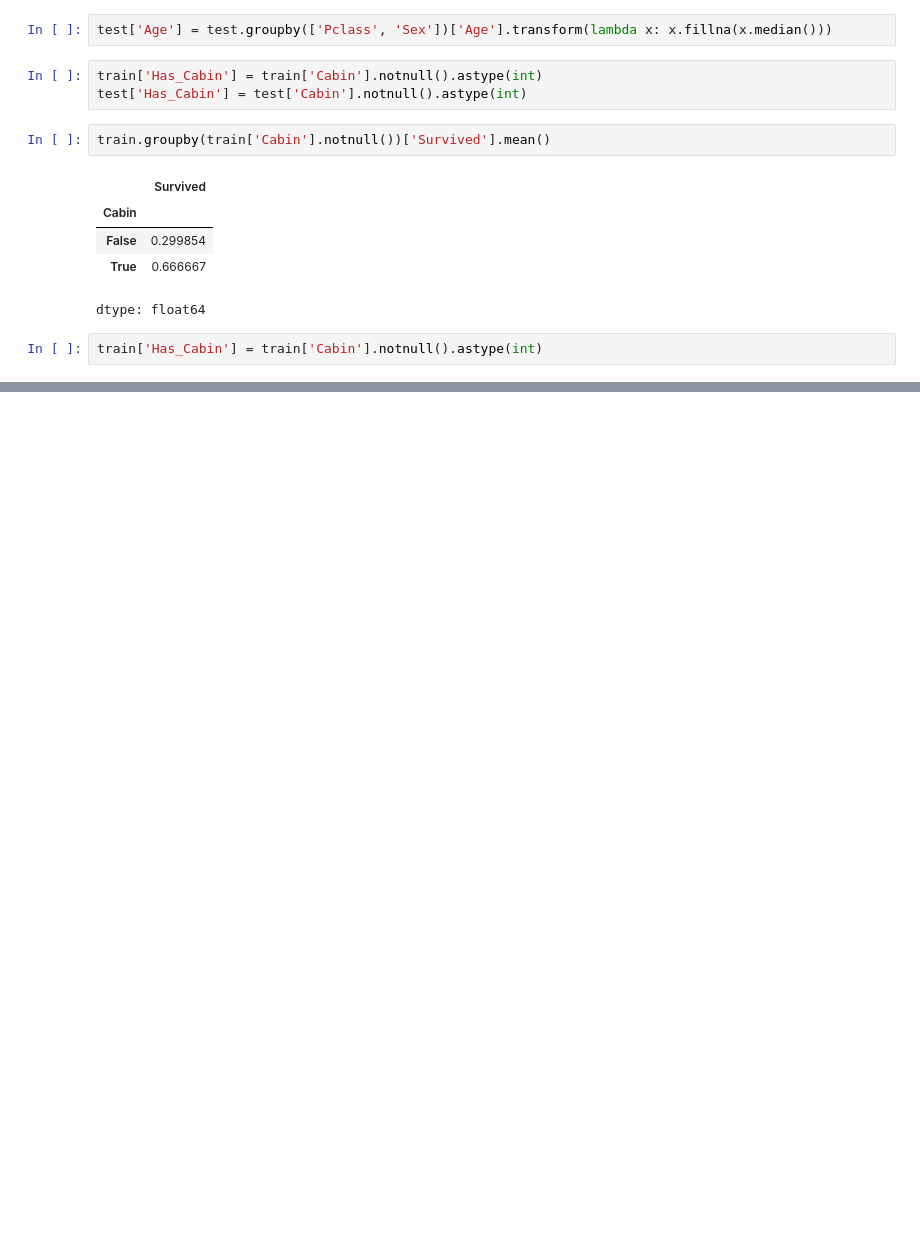
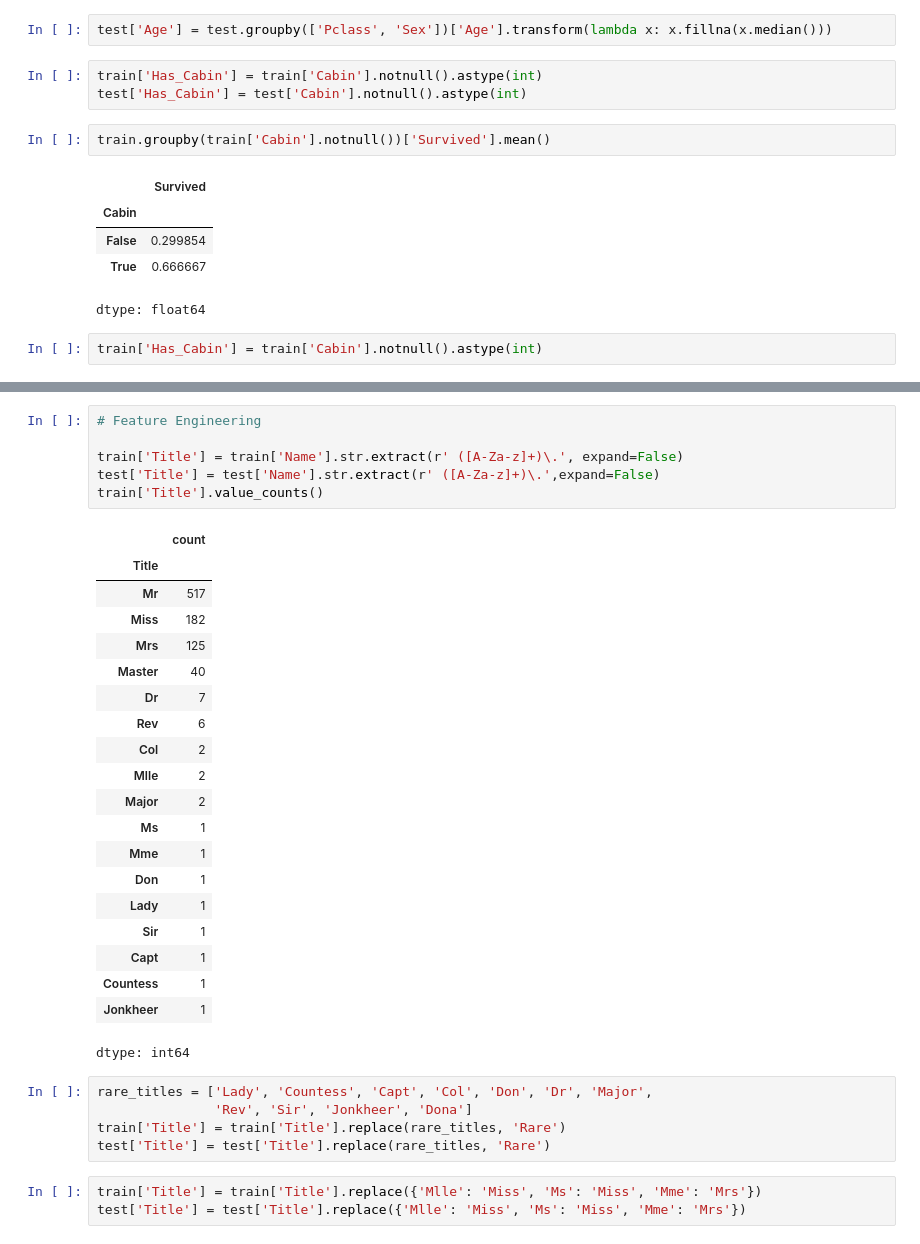
Before and after one commit to satyam-257/Titanic_kaggle_competiton, a Jupyter notebook: Titanic_Kaggle.ipynb, the cells around one changed output, grey strips where cells are left out. Drawn from its saved outputs; the diff is of its cells as text; blank space fills up the shorter version.

```diff
--- a/Titanic_Kaggle.ipynb
+++ b/Titanic_Kaggle.ipynb
@@ -210,0 +203,35 @@ train.head()
+# %%
+# Feature Engineering
+
+train['Title'] = train['Name'].str.extract(r' ([A-Za-z]+)\.', expand=False)
+test['Title'] = test['Name'].str.extract(r' ([A-Za-z]+)\.',expand=False)
+train['Title'].value_counts()
+# %% [output]
+|  | count |
+| Title |  |
+| Mr | 517 |
+| Miss | 182 |
+| Mrs | 125 |
+| Master | 40 |
+| Dr | 7 |
+| Rev | 6 |
+| Col | 2 |
+| Mlle | 2 |
+| Major | 2 |
+| Ms | 1 |
+| Mme | 1 |
+| Don | 1 |
+| Lady | 1 |
+| Sir | 1 |
+| Capt | 1 |
+| Countess | 1 |
+| Jonkheer | 1 |
+dtype: int64
+# %%
+rare_titles = ['Lady', 'Countess', 'Capt', 'Col', 'Don', 'Dr', 'Major',
+               'Rev', 'Sir', 'Jonkheer', 'Dona']
+train['Title'] = train['Title'].replace(rare_titles, 'Rare')
+test['Title'] = test['Title'].replace(rare_titles, 'Rare')
+# %%
+train['Title'] = train['Title'].replace({'Mlle': 'Miss', 'Ms': 'Miss', 'Mme': 'Mrs'})
+test['Title'] = test['Title'].replace({'Mlle': 'Miss', 'Ms': 'Miss', 'Mme': 'Mrs'})
```
Also changed, not shown: parts of 9 cells of this notebook.
